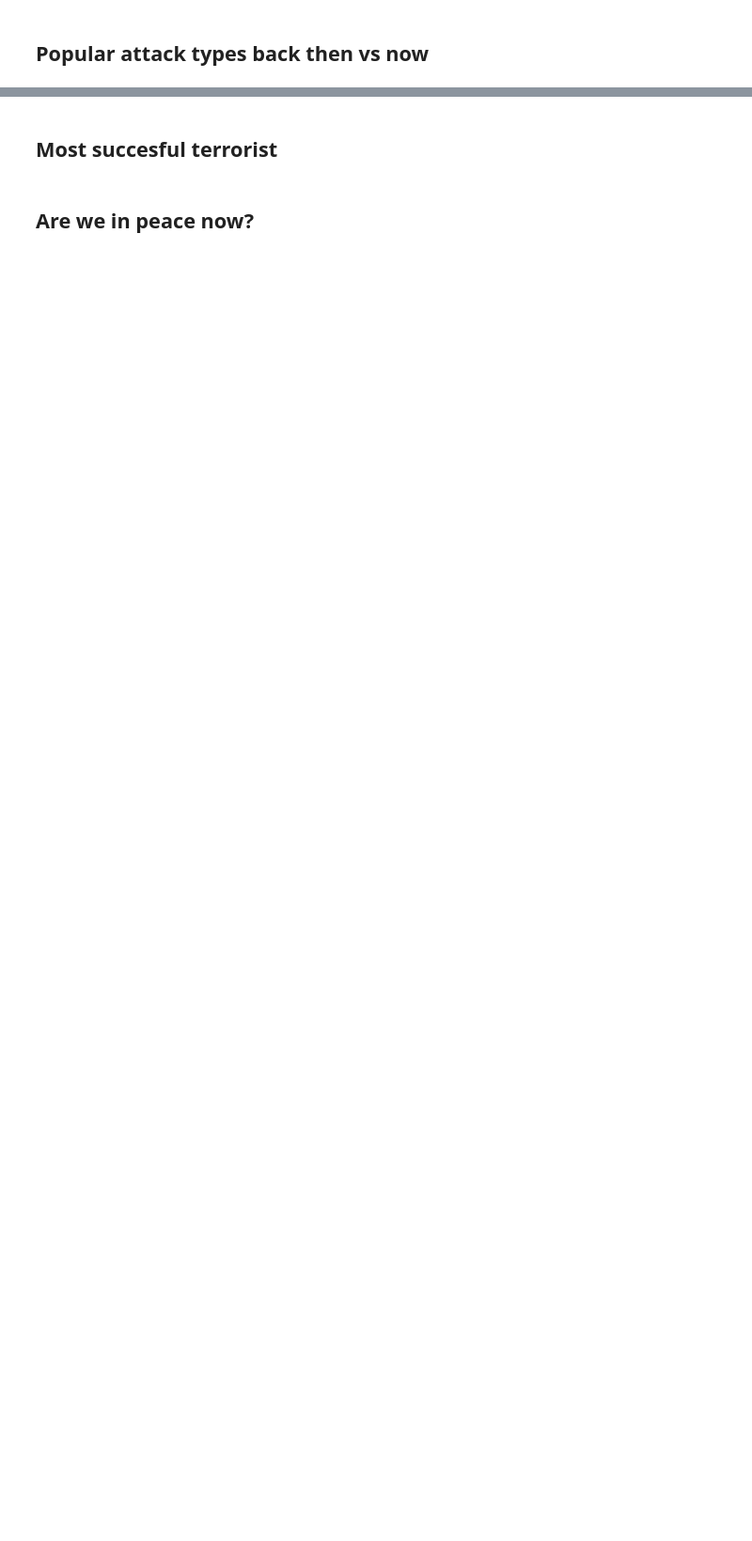
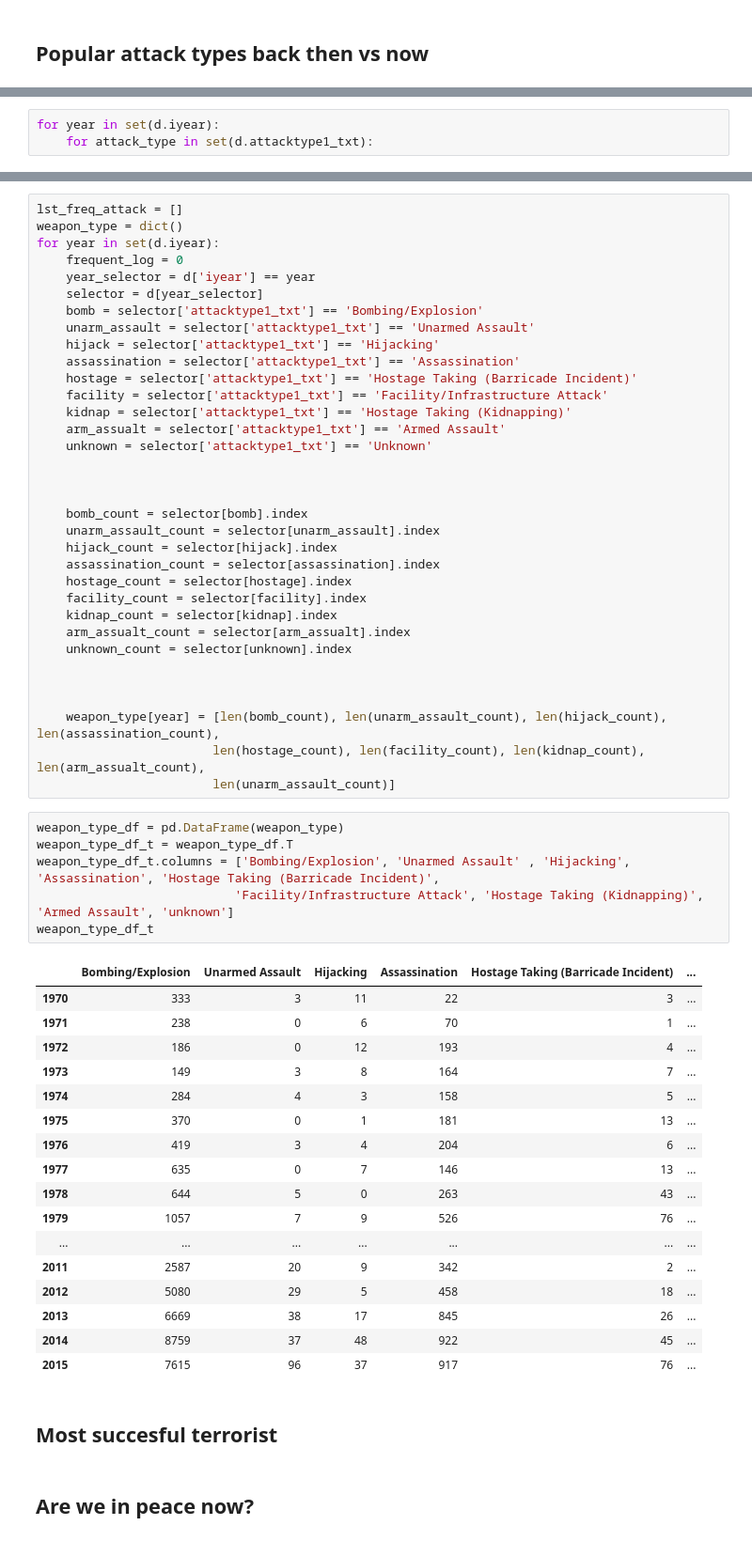
Before and after one commit to sanchitchawla/datascienceproject, a Jupyter notebook: Terror.ipynb, the cells around one changed output, grey strips where cells are left out. Shown at 94% size. Saved outputs shown, nothing was run; the diff lists cells and outputs as text; blank space fills up the shorter version.

```diff
--- a/Terror.ipynb
+++ b/Terror.ipynb
@@ -637,0 +818,3 @@ iplot(figure)
+# %%
+for year in set(d.iyear):
+    for attack_type in set(d.attacktype1_txt):
@@ -638,3 +831,61 @@ iplot(figure)
+# %%
+lst_freq_attack = []
+weapon_type = dict()
+for year in set(d.iyear):
+    frequent_log = 0
+    year_selector = d['iyear'] == year
+    selector = d[year_selector]
+    bomb = selector['attacktype1_txt'] == 'Bombing/Explosion'
+    unarm_assault = selector['attacktype1_txt'] == 'Unarmed Assault'
+    hijack = selector['attacktype1_txt'] == 'Hijacking'
+    assassination = selector['attacktype1_txt'] == 'Assassination'
+    hostage = selector['attacktype1_txt'] == 'Hostage Taking (Barricade Incident)'
+    facility = selector['attacktype1_txt'] == 'Facility/Infrastructure Attack'
+    kidnap = selector['attacktype1_txt'] == 'Hostage Taking (Kidnapping)'
+    arm_assualt = selector['attacktype1_txt'] == 'Armed Assault'
+    unknown = selector['attacktype1_txt'] == 'Unknown'
+
+
+
+    bomb_count = selector[bomb].index
+    unarm_assault_count = selector[unarm_assault].index
+    hijack_count = selector[hijack].index
+    assassination_count = selector[assassination].index
+    hostage_count = selector[hostage].index
+    facility_count = selector[facility].index
+    kidnap_count = selector[kidnap].index
+    arm_assualt_count = selector[arm_assualt].index
+    unknown_count = selector[unknown].index
+
+
+
+    weapon_type[year] = [len(bomb_count), len(unarm_assault_count), len(hijack_count), len(assassination_count),
+                        len(hostage_count), len(facility_count), len(kidnap_count), len(arm_assualt_count),
+                        len(unarm_assault_count)]
+# %%
+weapon_type_df = pd.DataFrame(weapon_type)
+weapon_type_df_t = weapon_type_df.T
+weapon_type_df_t.columns = ['Bombing/Explosion', 'Unarmed Assault' , 'Hijacking', 'Assassination', 'Hostage Taking (Barricade Incident)',
+                           'Facility/Infrastructure Attack', 'Hostage Taking (Kidnapping)', 'Armed Assault', 'unknown']
+weapon_type_df_t
+# %% [output]
+|  | Bombing/Explosion | Unarmed Assault | Hijacking | Assassination | Hostage Taking (Barricade Incident) | ... |
+| 1970 | 333 | 3 | 11 | 22 | 3 | ... |
+| 1971 | 238 | 0 | 6 | 70 | 1 | ... |
+| 1972 | 186 | 0 | 12 | 193 | 4 | ... |
+| 1973 | 149 | 3 | 8 | 164 | 7 | ... |
+| 1974 | 284 | 4 | 3 | 158 | 5 | ... |
+| 1975 | 370 | 0 | 1 | 181 | 13 | ... |
+| 1976 | 419 | 3 | 4 | 204 | 6 | ... |
+| 1977 | 635 | 0 | 7 | 146 | 13 | ... |
+| 1978 | 644 | 5 | 0 | 263 | 43 | ... |
+| 1979 | 1057 | 7 | 9 | 526 | 76 | ... |
+| ... | ... | ... | ... | ... | ... | ... |
+| 2011 | 2587 | 20 | 9 | 342 | 2 | ... |
+| 2012 | 5080 | 29 | 5 | 458 | 18 | ... |
+| 2013 | 6669 | 38 | 17 | 845 | 26 | ... |
+| 2014 | 8759 | 37 | 48 | 922 | 45 | ... |
+| 2015 | 7615 | 96 | 37 | 917 | 76 | ... |
 # %% [markdown]
 ## Most succesful terrorist
 # %% [markdown]
```
Also changed, not shown: parts of 33 cells of this notebook.
